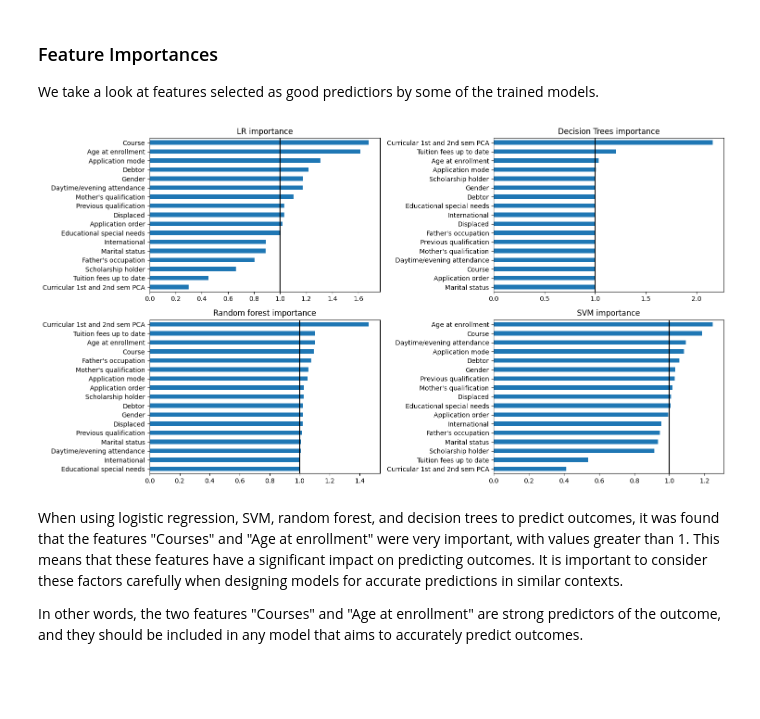
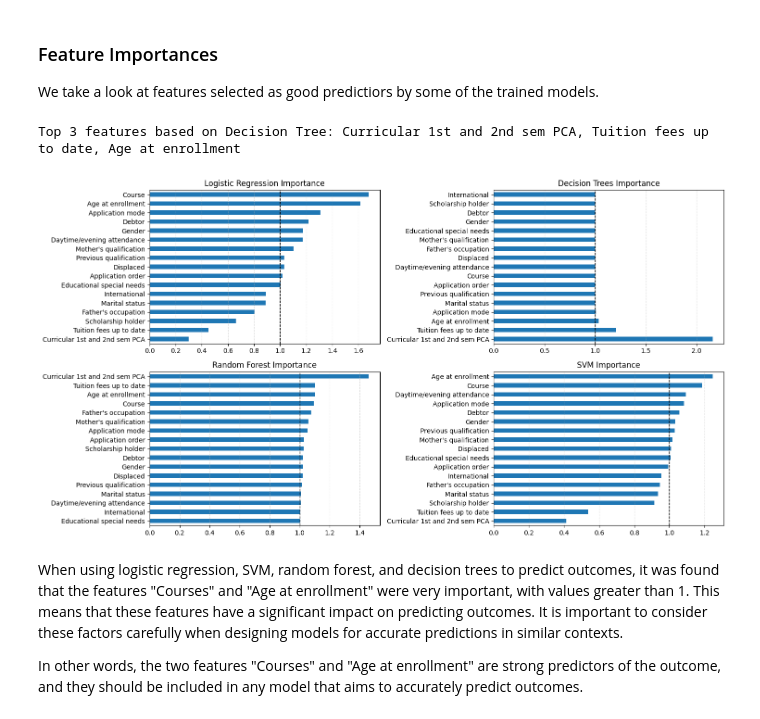
Before and after one commit to kuladi03/EduDrop-Student-DropOut-Analysis, a Jupyter notebook: Algorithms & Analysis/b.ipynb, the cells around one changed output. Drawn from its saved outputs; the diff is of its cells as text; code cells hidden in the pictures; blank space fills up the shorter version.

```diff
--- a/Algorithms & Analysis/b.ipynb
+++ b/Algorithms & Analysis/b.ipynb
@@ -1205,6 +1243,14 @@ for key, value in dictionary_models.items():
 
     position += 1
 
-plt.tight_layout()  # Adjust spacing between subplots
-plt.show()
+other_confusion_matrices = fig_to_base64(fig,'png')
+
+report_content += f"""
+            <h3>Confusion Matrices for other classifiers</h3>
+            <div class="figure">
+                <img src="{other_confusion_matrices}" alt="onfusion Matrices for other classifiers">
+                <div class="figure-caption">Confusion Matrices for other classifiers</div>
+            </div>
+        </div>
+"""
 # %% [output]
@@ -1230,10 +1276,17 @@ importances = lr_model.coef_[0]
 lr_feature_importance = pd.Series(np.exp(importances), index = feature).sort_values()
 
 # Decision tree
-dt_importance = pd.Series(np.exp(tree_model.feature_importances_), index = feature).sort_values()
+dt_importance = pd.Series(np.exp(tree_model.feature_importances_), index = feature).sort_values(ascending=False)
 
 # Random forest
 rf_importance = pd.Series(np.exp(rf_model.feature_importances_), index = feature).sort_values()
 
 # SVM linear kernel
 svm_importance = pd.Series(np.exp(svm_linear[0].coef_[0]), index = feature).sort_values()
+
+# Get top 3 features from Decision Tree (since it's the best)
+top_features = ', '.join(list(dt_importance.index[:3]))
+
+print("Top 3 features based on Decision Tree:", top_features)
+# %% [output]
+Top 3 features based on Decision Tree: Curricular 1st and 2nd sem PCA, Tuition fees up to date, Age at enrollment
@@ -1243,21 +1293,36 @@ top_features = ', '.join(list(dt_importance.keys())[:3])
 # %%
-# Create subplots
+# Create subplots (2x2 grid)
 fig, ax = plt.subplots(2, 2, figsize=(15, 8))
 
-# Add the barplots
-lr_feature_importance.plot(kind = 'barh', ax = ax[0][0], title = 'LR importance')
-dt_importance.plot(kind = 'barh', ax = ax[0][1], title = 'Decision Trees importance')
-rf_importance.plot(kind = 'barh', ax = ax[1][0], title = 'Random forest importance')
-svm_importance.plot(kind='barh', ax = ax[1][1], title = 'SVM importance')
+# Add the bar plots
+lr_feature_importance.plot(kind='barh', ax=ax[0, 0], title='Logistic Regression Importance')
+dt_importance.plot(kind='barh', ax=ax[0, 1], title='Decision Trees Importance')
+rf_importance.plot(kind='barh', ax=ax[1, 0], title='Random Forest Importance')
+svm_importance.plot(kind='barh', ax=ax[1, 1], title='SVM Importance')
 
-# Add vertical lines at x=1
-for axes_row in ax:
-    for axes in axes_row:
-        axes.axvline(x=1, color='black')
-plt.tight_layout()
+# Add vertical lines at x=1 for reference
+for row in ax:
+    for axes in row:
+        axes.axvline(x=1, color='black', linestyle='--', linewidth=1)  # Dashed line for better visibility
+        axes.grid(axis='x', linestyle=':', alpha=0.7)  # Light grid for readability
+
+plt.tight_layout()  # Adjust layout to prevent overlap
 plt.show()
+
+# Convert figure to Base64
+important_features = fig_to_base64(fig, 'png')
+
+# Embed in HTML report
+report_content += f"""
+            <h3>Important Features</h3>
+            <div class="figure">
+                <img src="{important_features}" alt="Important Features">
+                <div class="figure-caption">Important Features</div>
+            </div>
+        </div>
+"""
 # %% [output]
-[figure, old version]
+[figure, new version]
 # %% [markdown]
 When using logistic regression, SVM, random forest, and decision trees to predict outcomes, it was found that the features "Courses" and "Age at enrollment" were very important, with values greater than 1. This means that these features have a significant impact on predicting outcomes. It is important to consider these factors carefully when designing models for accurate predictions in similar contexts.
 
```
Also changed, not shown: parts of 10 cells of this notebook, 3 other files.
